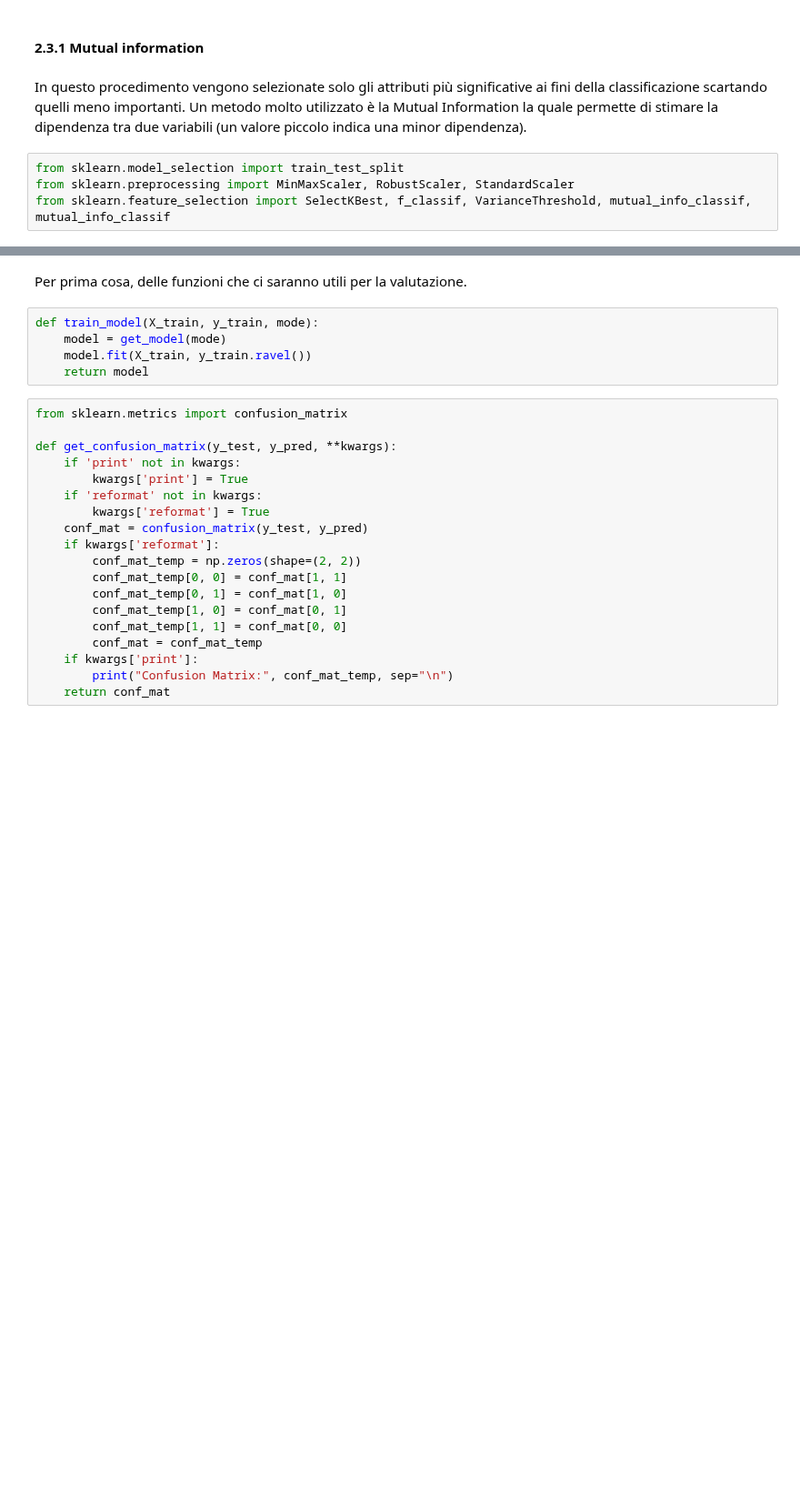
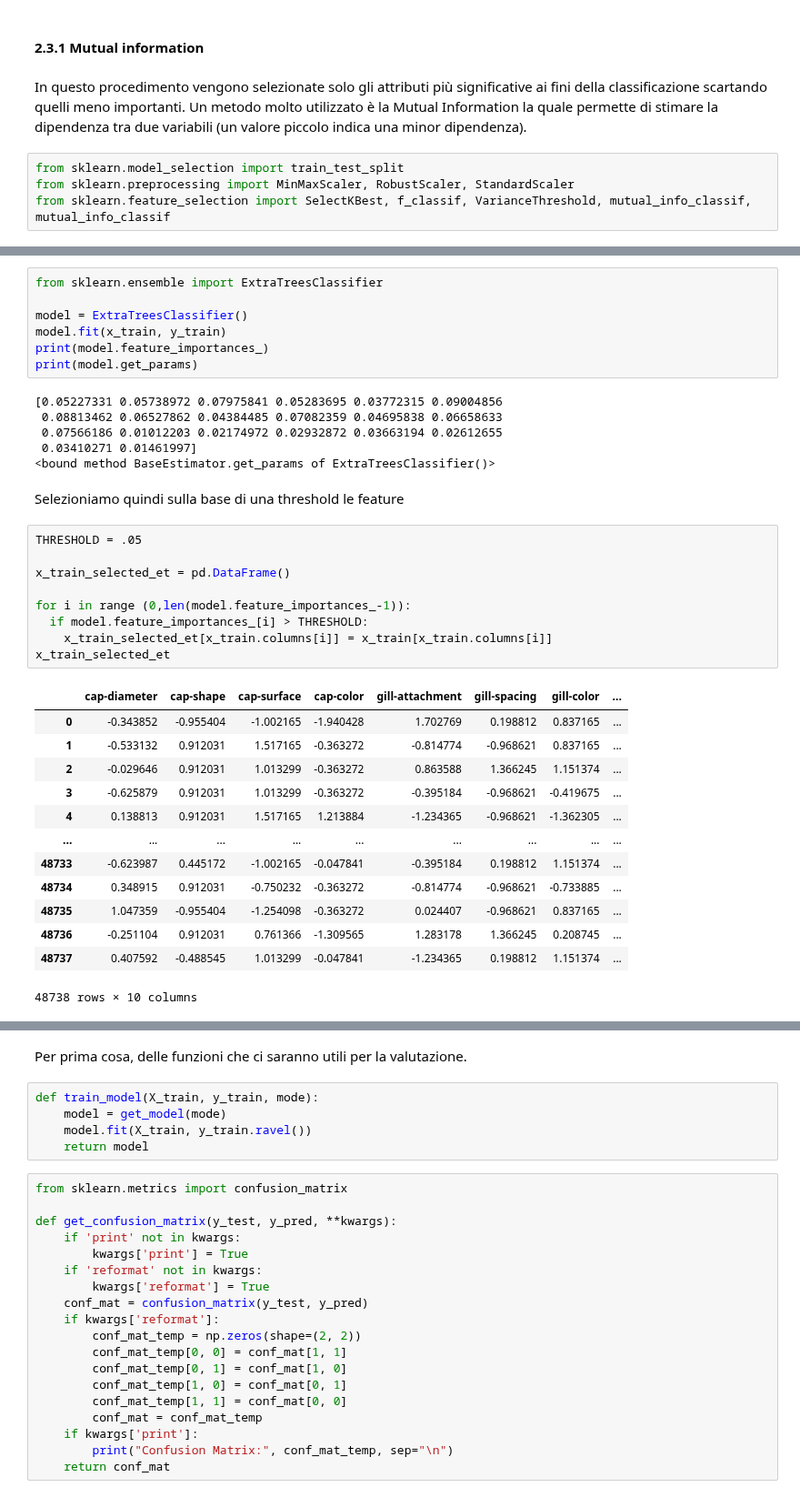
Before and after one commit to msalvati1997/mushrooms_classificator, a Jupyter notebook: mushroom.ipynb, the cells around one changed output, grey strips where cells are left out. Shown at 91% size. Drawn from its saved outputs; the diff is of its cells as text; blank space fills up the shorter version.

```diff
--- a/mushroom.ipynb
+++ b/mushroom.ipynb
@@ -689,0 +691,38 @@ plt.show()
+# %%
+from sklearn.ensemble import ExtraTreesClassifier
+
+model = ExtraTreesClassifier()
+model.fit(x_train, y_train)
+print(model.feature_importances_)
+print(model.get_params)
+# %% [output]
+[0.05227331 0.05738972 0.07975841 0.05283695 0.03772315 0.09004856
+ 0.08813462 0.06527862 0.04384485 0.07082359 0.04695838 0.06658633
+ 0.07566186 0.01012203 0.02174972 0.02932872 0.03663194 0.02612655
+ 0.03410271 0.01461997]
+<bound method BaseEstimator.get_params of ExtraTreesClassifier()>
+# %% [markdown]
+Selezioniamo quindi sulla base di una threshold le feature
+# %%
+THRESHOLD = .05
+
+x_train_selected_et = pd.DataFrame()
+
+for i in range (0,len(model.feature_importances_-1)):
+  if model.feature_importances_[i] > THRESHOLD:
+    x_train_selected_et[x_train.columns[i]] = x_train[x_train.columns[i]]
+x_train_selected_et
+# %% [output]
+|  | cap-diameter | cap-shape | cap-surface | cap-color | gill-attachment | gill-spacing | gill-color | ... |
+| 0 | -0.343852 | -0.955404 | -1.002165 | -1.940428 | 1.702769 | 0.198812 | 0.837165 | ... |
+| 1 | -0.533132 | 0.912031 | 1.517165 | -0.363272 | -0.814774 | -0.968621 | 0.837165 | ... |
+| 2 | -0.029646 | 0.912031 | 1.013299 | -0.363272 | 0.863588 | 1.366245 | 1.151374 | ... |
+| 3 | -0.625879 | 0.912031 | 1.013299 | -0.363272 | -0.395184 | -0.968621 | -0.419675 | ... |
+| 4 | 0.138813 | 0.912031 | 1.517165 | 1.213884 | -1.234365 | -0.968621 | -1.362305 | ... |
+| ... | ... | ... | ... | ... | ... | ... | ... | ... |
+| 48733 | -0.623987 | 0.445172 | -1.002165 | -0.047841 | -0.395184 | 0.198812 | 1.151374 | ... |
+| 48734 | 0.348915 | 0.912031 | -0.750232 | -0.363272 | -0.814774 | -0.968621 | -0.733885 | ... |
+| 48735 | 1.047359 | -0.955404 | -1.254098 | -0.363272 | 0.024407 | -0.968621 | 0.837165 | ... |
+| 48736 | -0.251104 | 0.912031 | 0.761366 | -1.309565 | 1.283178 | 1.366245 | 0.208745 | ... |
+| 48737 | 0.407592 | -0.488545 | 1.013299 | -0.047841 | -1.234365 | 0.198812 | 1.151374 | ... |
+48738 rows × 10 columns
```
Also changed, not shown: parts of 18 cells of this notebook.
